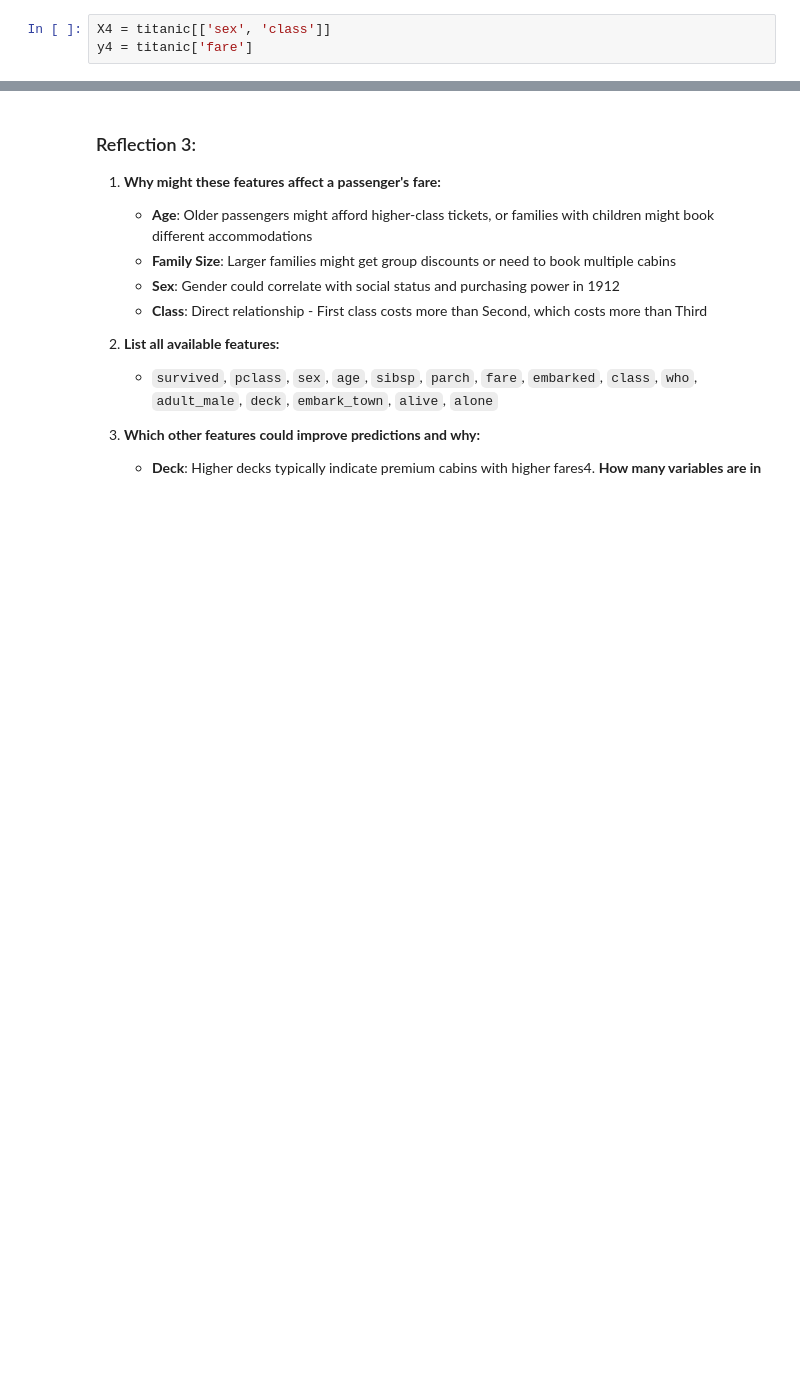
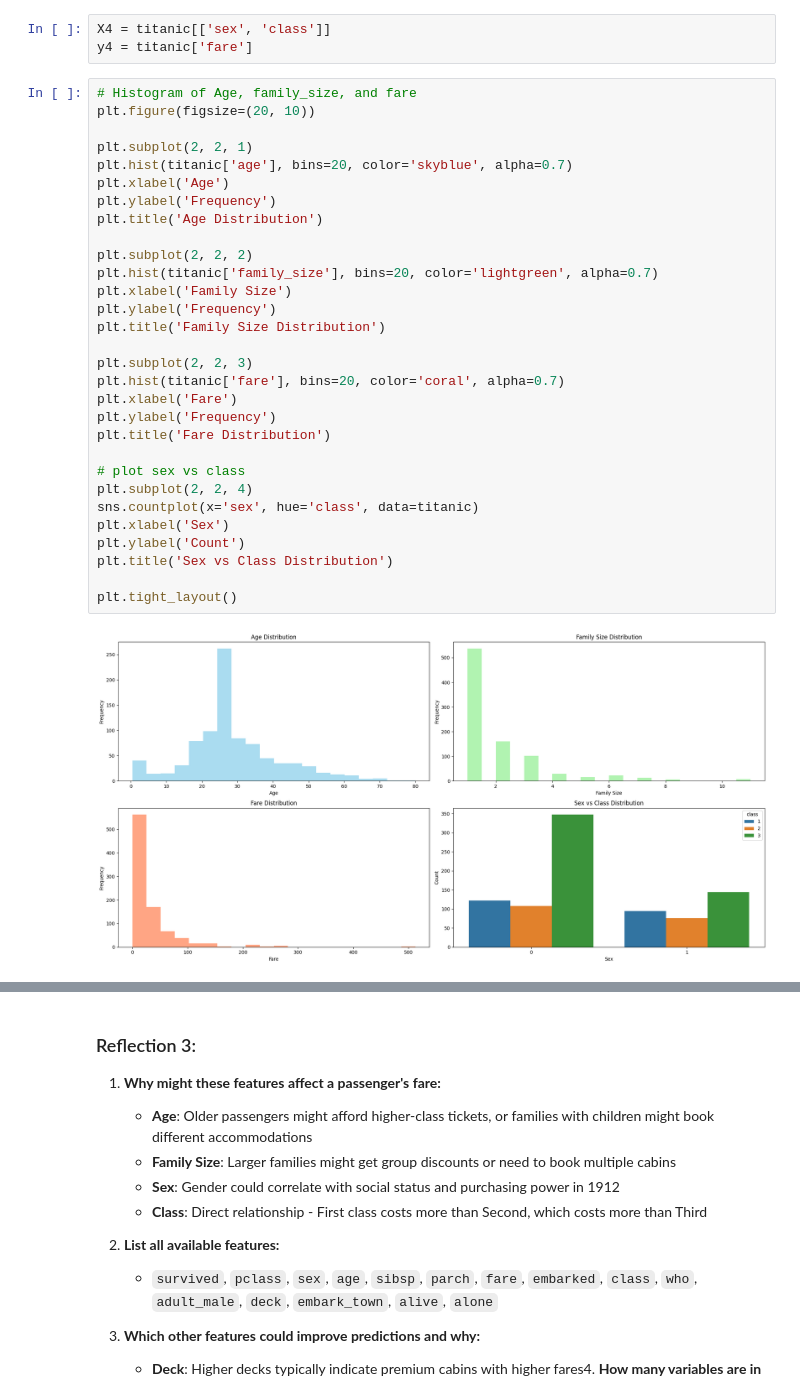
Before and after one commit to bjdawson23/applied-ml-branton, a Jupyter notebook: notebooks/project04/ml04_branton.ipynb, the cells around one changed output, grey strips where cells are left out. Cells and saved outputs as stored; diff of their text form; blank space fills up the shorter version.

```diff
--- a/notebooks/project04/ml04_branton.ipynb
+++ b/notebooks/project04/ml04_branton.ipynb
@@ -106,3 +106,35 @@ Case 4. sex, class
 # %%
 X4 = titanic[['sex', 'class']]
 y4 = titanic['fare']
+# %%
+# Histogram of Age, family_size, and fare
+plt.figure(figsize=(20, 10))
+
+plt.subplot(2, 2, 1)
+plt.hist(titanic['age'], bins=20, color='skyblue', alpha=0.7)
+plt.xlabel('Age')
+plt.ylabel('Frequency')
+plt.title('Age Distribution')
+
+plt.subplot(2, 2, 2)
+plt.hist(titanic['family_size'], bins=20, color='lightgreen', alpha=0.7)
+plt.xlabel('Family Size')
+plt.ylabel('Frequency')
+plt.title('Family Size Distribution')
+
+plt.subplot(2, 2, 3)
+plt.hist(titanic['fare'], bins=20, color='coral', alpha=0.7)
+plt.xlabel('Fare')
+plt.ylabel('Frequency')
+plt.title('Fare Distribution')
+
+# plot sex vs class
+plt.subplot(2, 2, 4)
+sns.countplot(x='sex', hue='class', data=titanic)
+plt.xlabel('Sex')
+plt.ylabel('Count')
+plt.title('Sex vs Class Distribution')
+
+plt.tight_layout()
+# %% [output]
+[figure, added]
```
Also changed, not shown: parts of 2 cells of this notebook.
